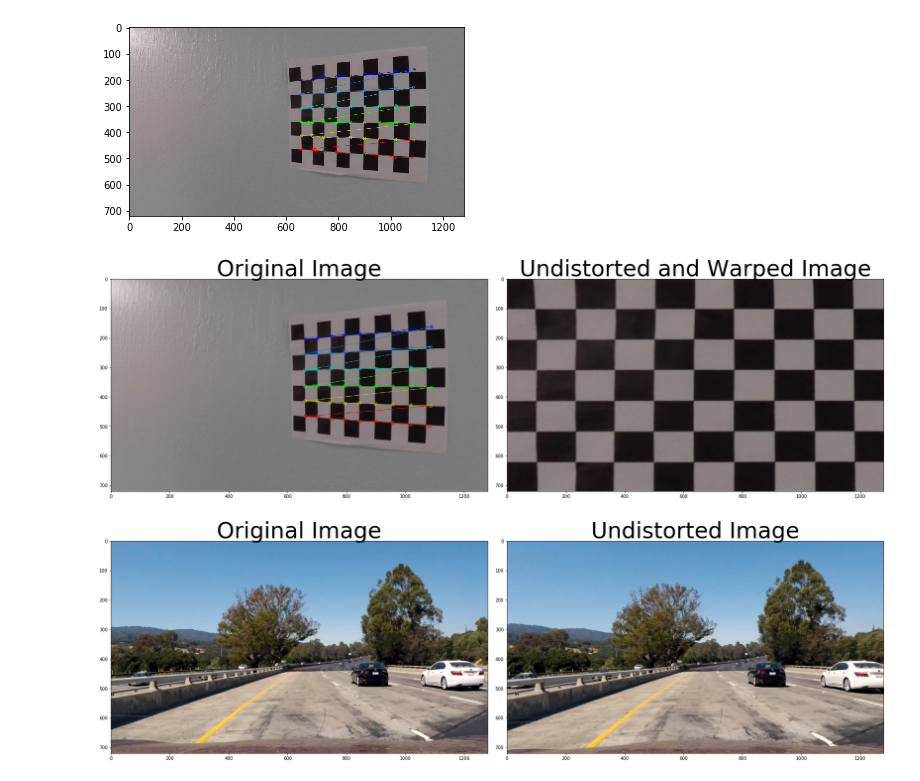
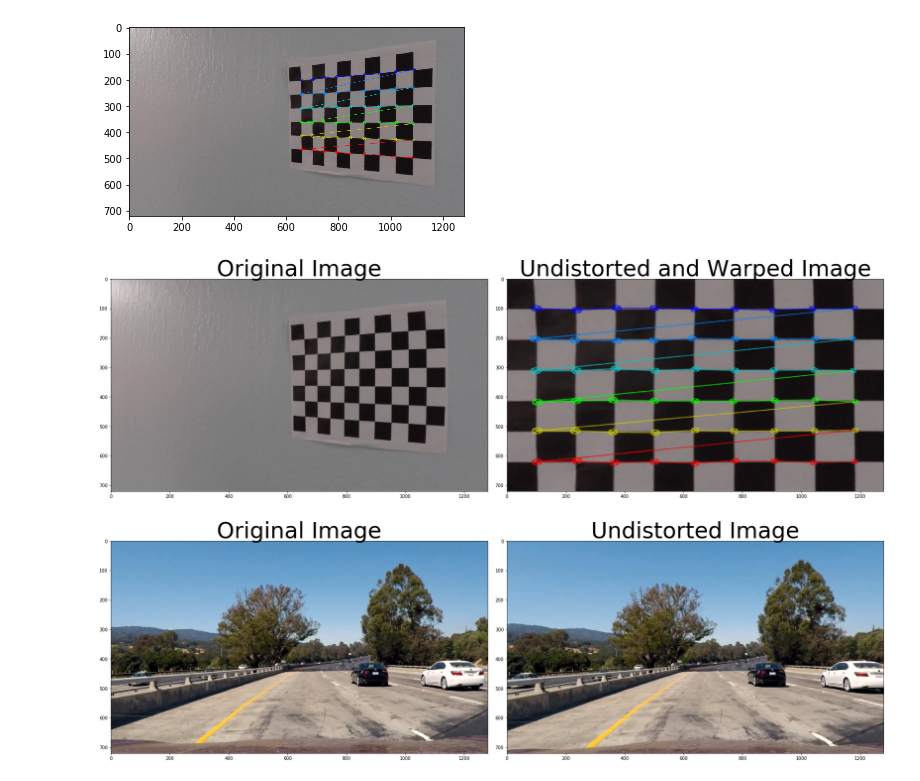
Before and after one commit to uddipan/Udacity_SelfDriving, a Jupyter notebook: Project4-AdvancedLaneFinding/pipeline.ipynb, the cells around one changed output. Saved outputs shown, nothing was run; the diff lists cells and outputs as text; code cells hidden in the pictures.

```diff
--- a/Project4-AdvancedLaneFinding/pipeline.ipynb
+++ b/Project4-AdvancedLaneFinding/pipeline.ipynb
@@ -54,15 +54,30 @@ EvaluateObjImgPts(camera_images)
 %matplotlib inline
 
 # camera calibration (test undistortion on a test image)
-def CalibrateUnwarp(img, nx = 9, ny = 6):
+def CalibrateCam(img, nx = 9, ny = 6):
     img_size = (img.shape[1], img.shape[0])
 
     # Do camera calibration given object points and image points
     ret, mtx, dist, rvecs, tvecs = cv2.calibrateCamera(objpoints, imgpoints, img_size,None,None)
-    undist_img = cv2.undistort(img, mtx, dist, None, mtx)
+    return ret, mtx, dist, rvecs, tvecs
 
+def UndistortImage(img, mtx, distortion):
+    img_size = (img.shape[1], img.shape[0])
+    undist_img = cv2.undistort(img, mtx, distortion, None, mtx)
+    return undist_img
+
+# define 4 destination points dst = np.float32([[,],[,],[,],[,]])
+def GetTestPerspectiveDst(img):
+    offset = 100
+    img_size = (img.shape[1], img.shape[0])
+    dst = np.float32([[offset, offset], [img_size[0]-offset, offset],
+                    [img_size[0]-offset, img_size[1]-offset],
+                    [offset, img_size[1]-offset]])
+    return dst
+
+def CalibrateUnwarp(img, dst_shape, nx = 9, ny = 6):
     # 2) Convert to grayscale
-    gray_img = cv2.cvtColor(undist_img, cv2.COLOR_BGR2GRAY)
+    gray_img = cv2.cvtColor(img, cv2.COLOR_BGR2GRAY)
 
     # 3) Find the chessboard corners
     ret, corners = cv2.findChessboardCorners(gray_img, (nx, ny), None)
@@ -70,44 +85,43 @@ def CalibrateUnwarp(img, nx = 9, ny = 6):
     # 4) If corners found:
     warped = img
     M = []
     if ret == True:
         # a) draw corners
         cv2.drawChessboardCorners(img, (nx, ny), corners, ret)
         plt.imshow(img)
 
         # b) define 4 source points src = np.float32([[,],[,],[,],[,]])
         src = np.float32([corners[0], corners[nx-1], corners[-1], corners[-nx]])
 
         #Note: you could pick any four of the detected corners
         # as long as those four corners define a rectangle
         #One especially smart way to do this would be to use four well-chosen
         # corners that were automatically detected during the undistortion steps
         #We recommend using the automatic detection of corners in your code
 
-        # c) define 4 destination points dst = np.float32([[,],[,],[,],[,]])
-        offset = 100
-        img_size = (gray_img.shape[1], gray_img.shape[0])
-        dst = np.float32([[offset, offset], [img_size[0]-offset, offset],
-                                     [img_size[0]-offset, img_size[1]-offset],
-                                     [offset, img_size[1]-offset]])
+
         # d) use cv2.getPerspectiveTransform() to get M, the transform matrix
-        M = cv2.getPerspectiveTransform(src, dst)
+        M = cv2.getPerspectiveTransform(src, dst_shape)
 
         # e) use cv2.warpPerspective() to warp your image to a top-down view
-        warped = cv2.warpPerspective(undist_img, M, img_size)
+        warped = cv2.warpPerspective(img, M, (img.shape[1], img.shape[0]))
 
-    return mtx, dist, warped, M
+    return warped, M
 
 img = cv2.imread(camera_images[3])
-camera_calib, dist, top_down, perspective_M = CalibrateUnwarp(img)
+ret, camera_calib, dist, rvecs, tvecs = CalibrateCam(img)
+undistorted_test_image = UndistortImage(img, camera_calib, dist)
+dst_shape = GetTestPerspectiveDst(undistorted_test_image)
+top_down_test, perspective_M_test = CalibrateUnwarp(undistorted_test_image, dst_shape)
+
 f, (ax1, ax2) = plt.subplots(1, 2, figsize=(24, 9))
 f.tight_layout()
 ax1.imshow(img)
 ax1.set_title('Original Image', fontsize=50)
-ax2.imshow(top_down)
+ax2.imshow(top_down_test)
 ax2.set_title('Undistorted and Warped Image', fontsize=50)
 plt.subplots_adjust(left=0., right=1, top=0.9, bottom=0.)
 # %% [output]
-[figure, old version]
+[figure, new version]
-[figure, old version]
+[figure, new version]
 # %%
```
Also changed, not shown: parts of 3 cells of this notebook.
